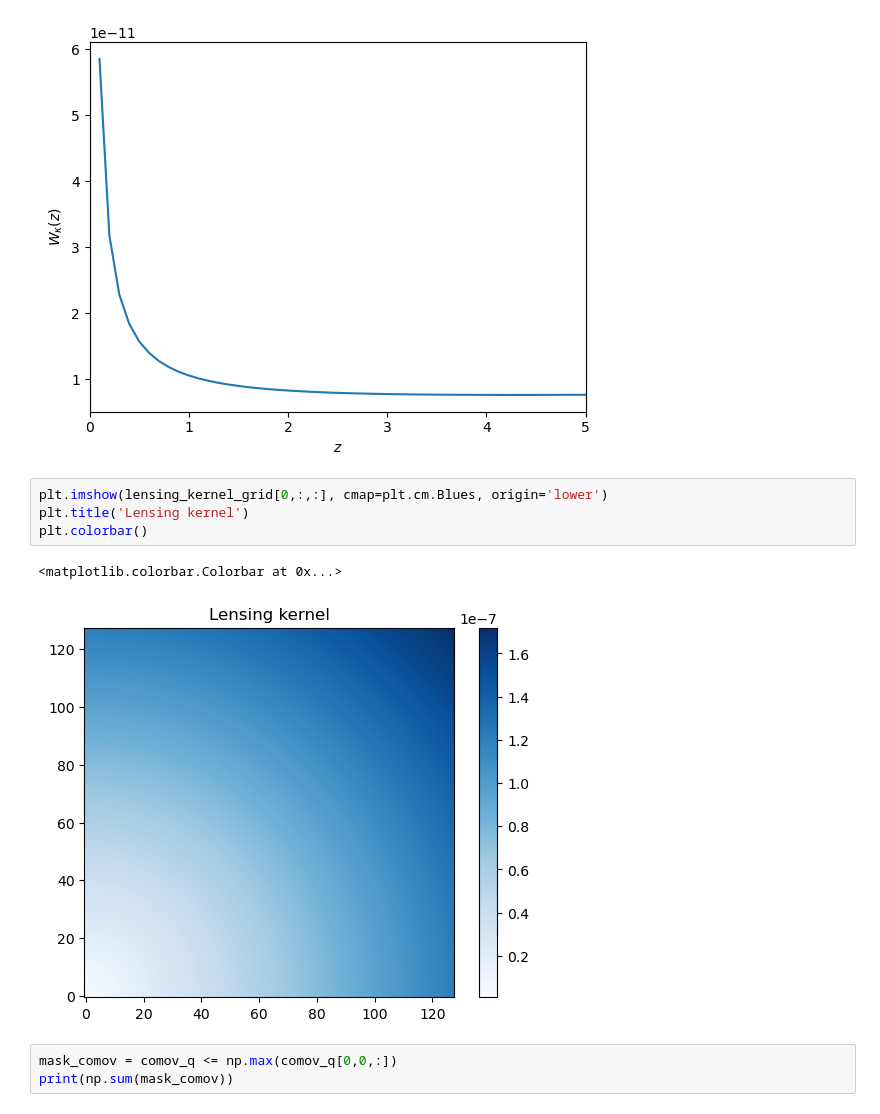
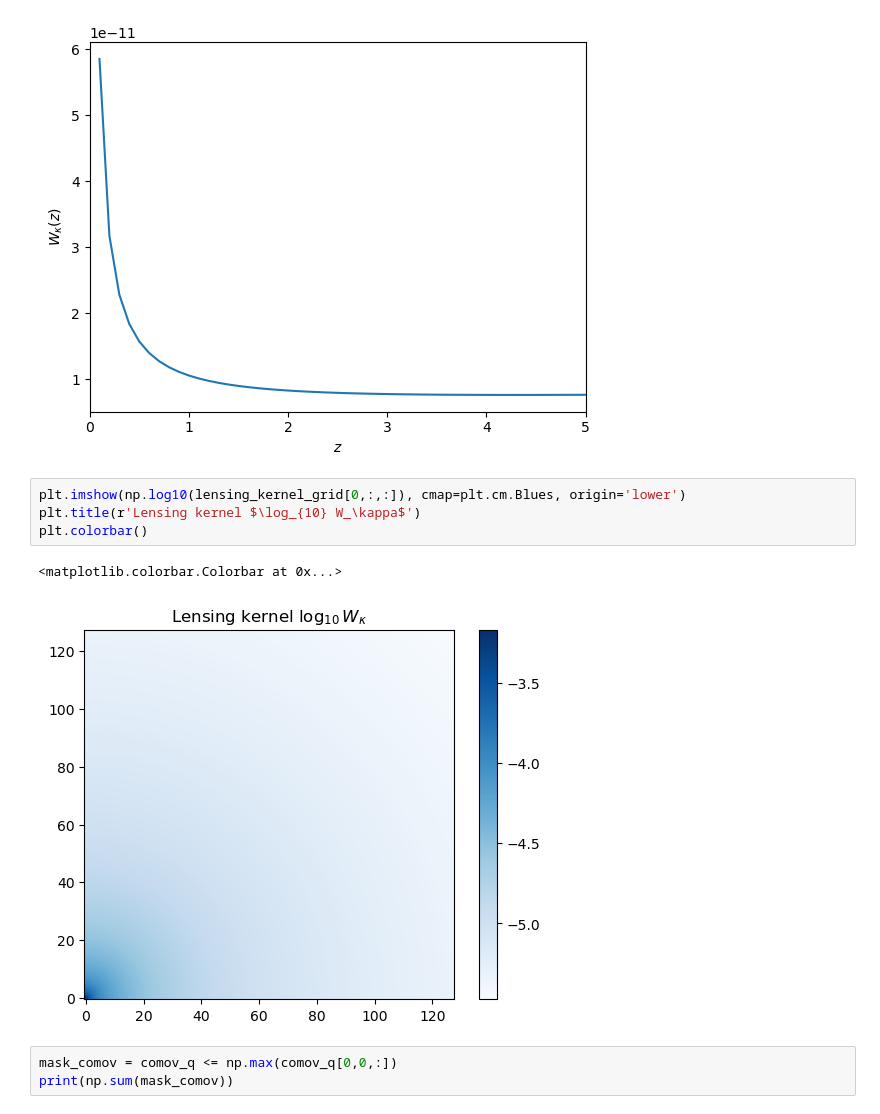
Before and after one commit to exgalsky/lptmap, a Jupyter notebook: py/webskylpt/toy_model_code/light_cone.ipynb, the cells around one changed output. Saved outputs shown, nothing was run; the diff lists cells and outputs as text.

```diff
--- a/py/webskylpt/toy_model_code/light_cone.ipynb
+++ b/py/webskylpt/toy_model_code/light_cone.ipynb
@@ -136,12 +134,12 @@ plt.gca().set_xlim((0,5))
 (0.0, 5.0)
 [figure]
 # %%
-plt.imshow(lensing_kernel_grid[0,:,:], cmap=plt.cm.Blues, origin='lower')
-plt.title('Lensing kernel')
+plt.imshow(np.log10(lensing_kernel_grid[0,:,:]), cmap=plt.cm.Blues, origin='lower')
+plt.title(r'Lensing kernel $\log_{10} W_\kappa$')
 plt.colorbar()
 # %% [output]
 <matplotlib.colorbar.Colorbar at 0x...>
-[figure, old version]
+[figure, new version]
 # %%
 mask_comov = comov_q <= np.max(comov_q[0,0,:])
 print(np.sum(mask_comov))
```
Also changed, not shown: parts of 5 cells of this notebook.
